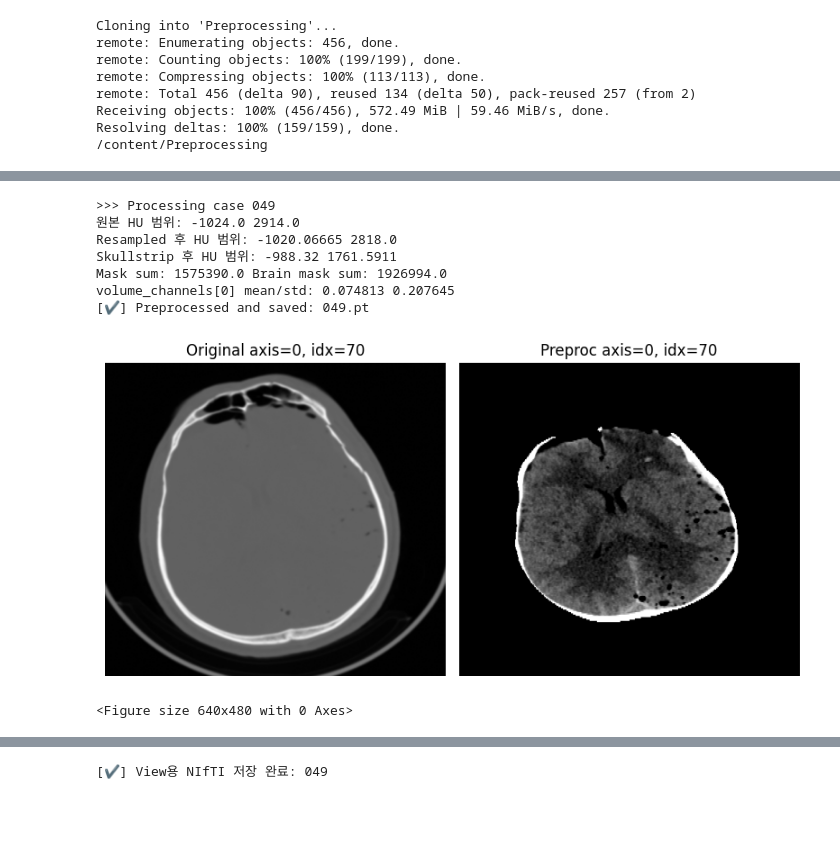
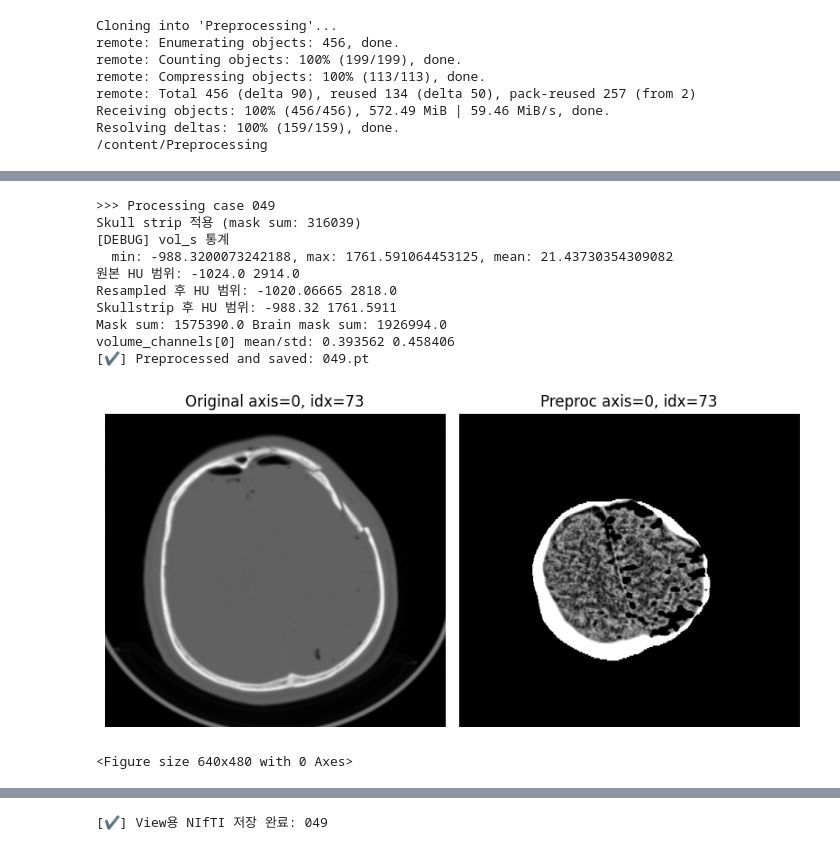
Before and after one commit to MANDUnoko/Preprocessing, a Jupyter notebook: notebooks/preprocessing.ipynb, the cells around one changed output, grey strips where cells are left out. Saved outputs shown, nothing was run; the diff lists cells and outputs as text; code cells hidden in the pictures; blank space fills up the shorter version.

```diff
--- a/notebooks/preprocessing.ipynb
+++ b/notebooks/preprocessing.ipynb
@@ -82,17 +83,18 @@ window:
 # 전처리 결과물(.pt)에는 모든 실험 채널이 쌓이고, 시각화나 모델 학습 시에는 experiments 중 원하는 채널을 선택
 # %%
-%run scripts/preprocess.py \
-  --data_dir "/content/drive/MyDrive/project/2차 시도/data" \
-  --cases 049
+%run scripts/preprocess.py --data_dir "/content/drive/MyDrive/project/2차 시도/data" --cases 049
 # %% [output]
 >>> Processing case 049
+Skull strip 적용 (mask sum: 316039)
+[DEBUG] vol_s 통계
+  min: -988.3200073242188, max: 1761.591064453125, mean: 21.43730354309082
 원본 HU 범위: -1024.0 2914.0
 Resampled 후 HU 범위: -1020.06665 2818.0
 Skullstrip 후 HU 범위: -988.32 1761.5911
 Mask sum: 1575390.0 Brain mask sum: 1926994.0
-volume_channels[0] mean/std: 0.074813 0.207645
+volume_channels[0] mean/std: 0.393562 0.458406
 [✔] Preprocessed and saved: 049.pt
-[figure, old version]
+[figure, new version]
 <Figure size 640x480 with 0 Axes>
 # %%
 from pathlib import Path
```
Also changed, not shown: parts of 5 cells of this notebook.
